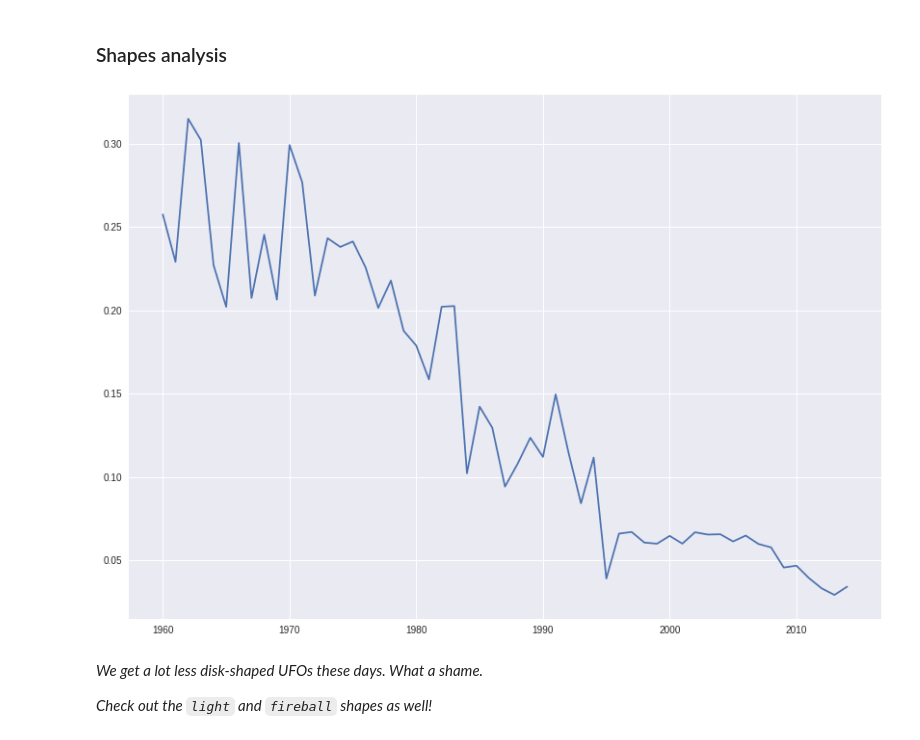
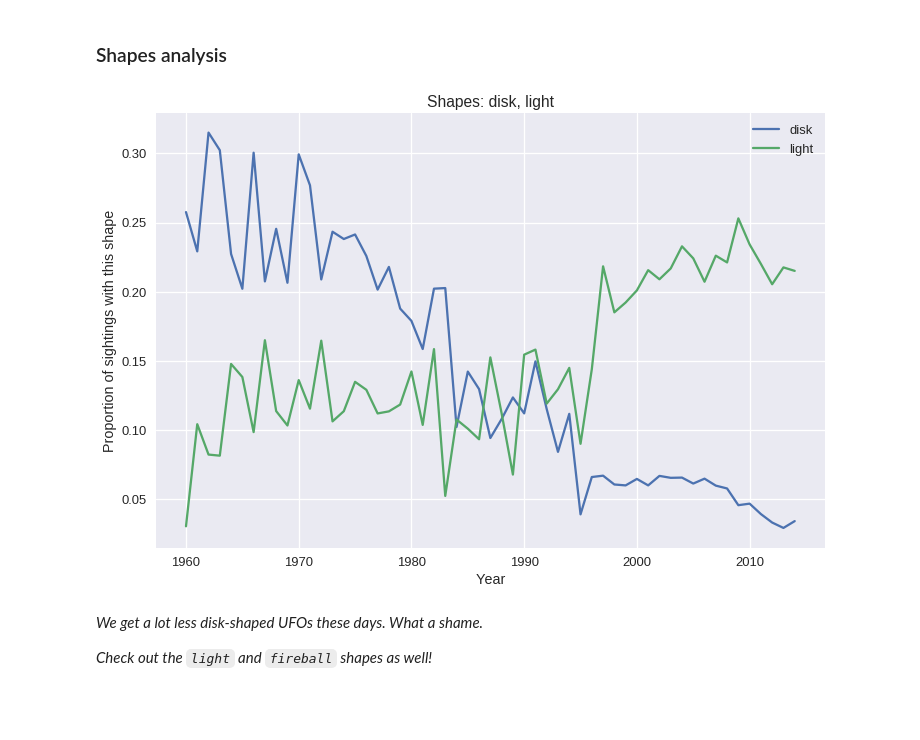
Before and after one commit to shahamran/needle, a Jupyter notebook: Aliens.ipynb, the cells around one changed output. Saved outputs shown, nothing was run; the diff lists cells and outputs as text; code cells hidden in the pictures; blank space fills up the shorter version.

Commit message:
add another shape to the plot to make it interesting

```diff
--- a/Aliens.ipynb
+++ b/Aliens.ipynb
@@ -32,3 +29,10 @@ FIX_TIME_REGEX = (r'\s24:(\d{2})\s*$', r' 00:\1')
+# %%
+# magic & settings
+%matplotlib inline
+sns.set_context('talk')
+LARGE_FIGSIZE = (12, 8)
+sns.set_style(rc={'figsize': LARGE_FIGSIZE})
+plt.rcParams.update({'figure.figsize': LARGE_FIGSIZE})
 # %% [markdown]
 ### Reading the data
 # %%
@@ -76,21 +80,30 @@ for year in years:
 # %%
 shapes_selection = {shape: False for shape in shapes}
 
 @interact(from_time=[min(years), max(years)],
           to_time=[min(years), max(years)],
-          shape=shapes.tolist())
+          shape_1=shapes.tolist(),
+          shape_2=shapes.tolist())
 def plot_shape_distributions(from_time=1960,
-                              to_time=2014,
-                              shape='disk'):
-    plt.figure(figsize=(14, 10))
+                             to_time=2014,
+                             shape_1='disk',
+                             shape_2='light'):
+    plt.figure()
+    plt.xlabel('Year')
+    plt.ylabel('Proportion of sightings with this shape')
+    plt.title('Shapes: %s, %s' % (shape_1, shape_2))
     to_time = max(from_time, to_time)
-    x = years[(years >= from_time) & (years <= to_time)]
-    y = shapes_dist.loc[x, shape]
-    y = y.replace(0, np.nan).dropna()
-    x = [year for year in x if year in y.index]
-    plt.plot(x, y)
+    x_0 = years[(years >= from_time) & (years <= to_time)]
+    ys = [None, None]
+    ys[0] = shapes_dist.loc[x_0, shape_1]
+    ys[1] = shapes_dist.loc[x_0, shape_2]
+    for y in ys:
+        y = y.replace(0, np.nan).dropna()
+        x = [year for year in x_0 if year in y.index]
+        plt.plot(x, y)
+    plt.legend()
 # %% [output]
-[figure, old version]
+[figure, new version]
 # %% [markdown]
 _We get a lot less disk-shaped UFOs these days. What a shame._
 
```
Also changed, not shown: parts of 1 cell of this notebook.
